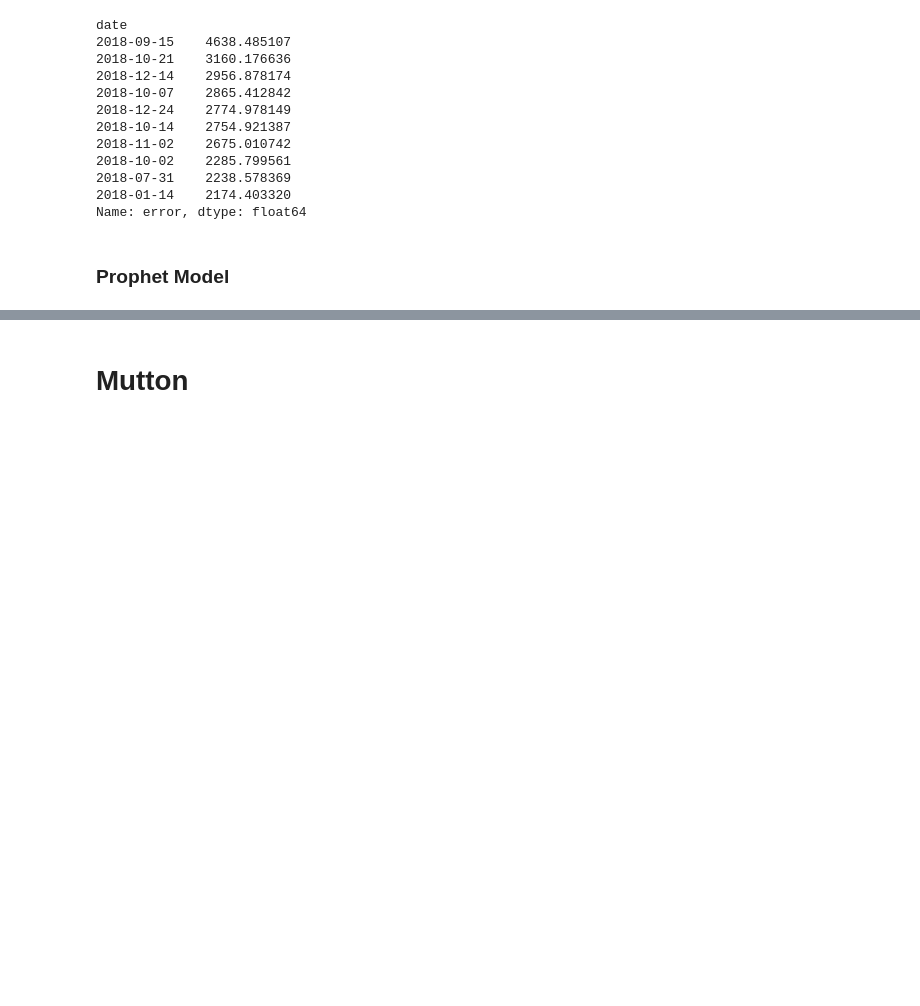
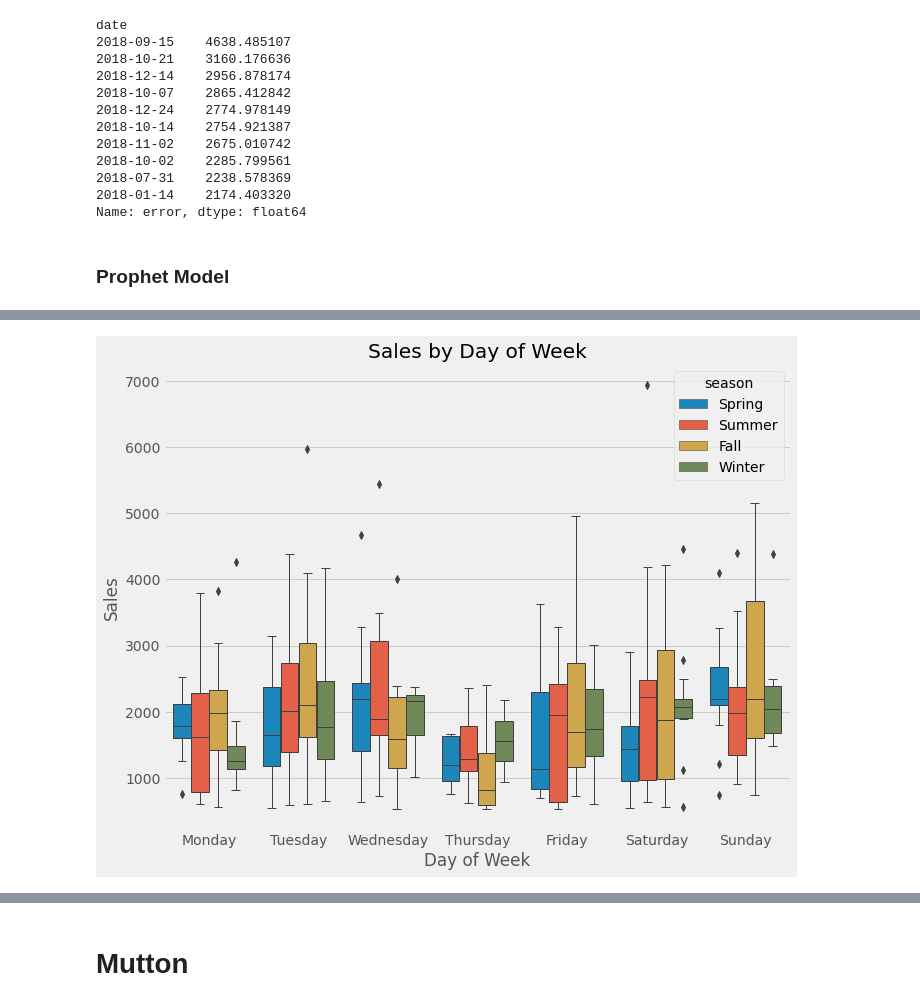
Before and after one commit to ruwzeta/1007FinalProject, a Jupyter notebook: Data Cleaning and Top 3 Sub Category Predictions.ipynb, the cells around one changed output, grey strips where cells are left out. Drawn from its saved outputs; the diff is of its cells as text; code cells hidden in the pictures; blank space fills up the shorter version.

```diff
--- a/Data Cleaning and Top 3 Sub Category Predictions.ipynb
+++ b/Data Cleaning and Top 3 Sub Category Predictions.ipynb
@@ -344,15 +397,19 @@ features_and_target
 # %%
+fig, ax = plt.subplots(figsize=(10, 8))
+
 sns.boxplot(data=features_and_target,
             x='weekday',
             y='Sales',
             hue='season',
             ax=ax,
             linewidth=1)
 ax.set_title('Sales by Day of Week')
 ax.set_xlabel('Day of Week')
 ax.set_ylabel('Sales')
 # ax.legend(bbox_to_anchor=(1, 1))
 plt.show()
+# %% [output]
+[figure, added]
 # %%
 split_date = '1-Jan-2018'
 masala_train = df2_grouped.loc[df2_grouped.index <= split_date].copy()
```
Also changed, not shown: parts of 71 cells of this notebook, 1 other file.
